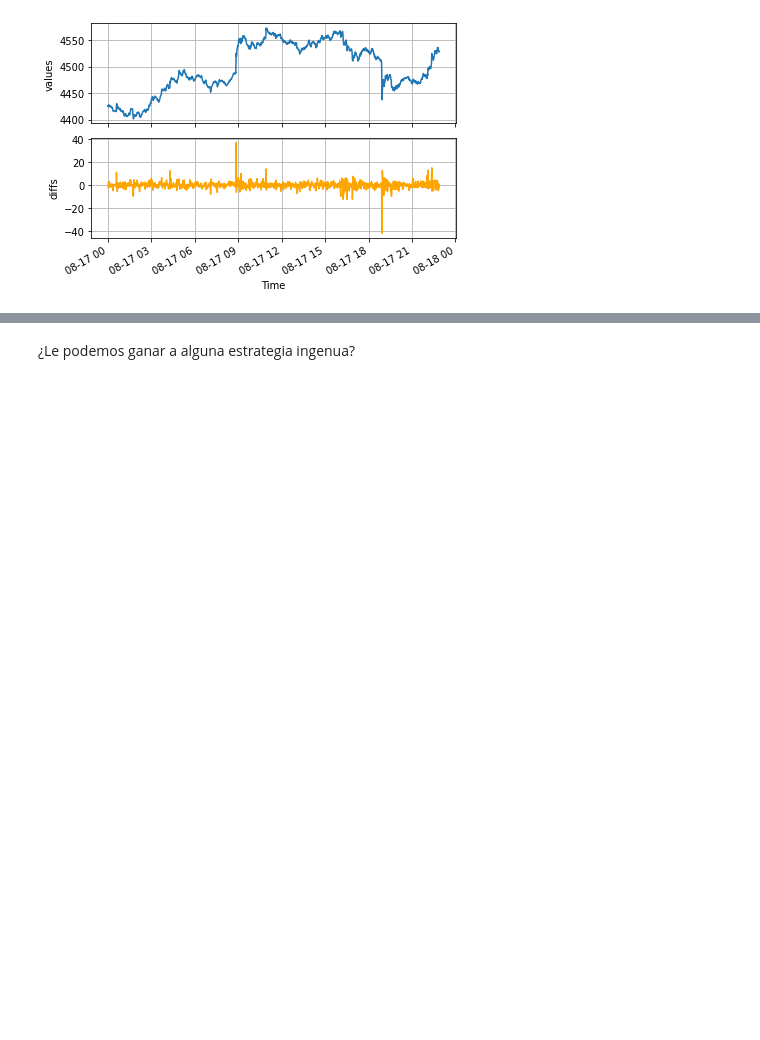
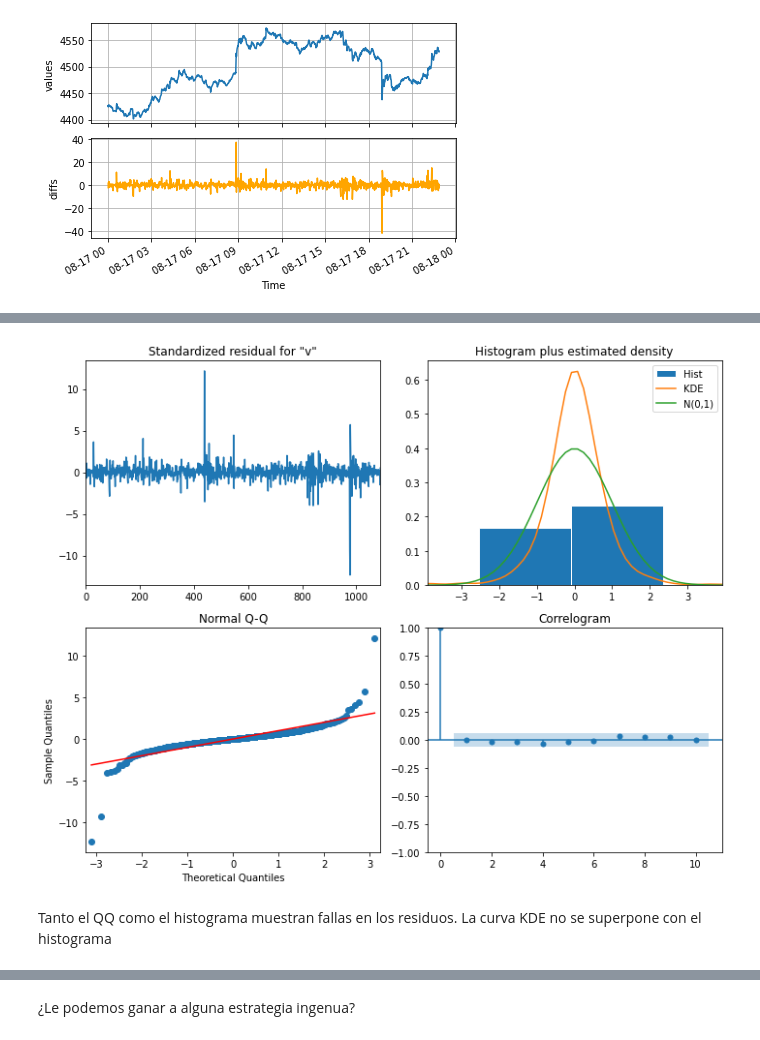
Before and after one commit to PabloSoligo2014/3670-UNLaM-CD, a Jupyter notebook: 09_TimeSeries_UnderDevelopment/Ethereum.ipynb, the cells around one changed output, grey strips where cells are left out. Cells and saved outputs as stored; diff of their text form; code cells hidden in the pictures; blank space fills up the shorter version.

```diff
--- a/09_TimeSeries_UnderDevelopment/Ethereum.ipynb
+++ b/09_TimeSeries_UnderDevelopment/Ethereum.ipynb
@@ -94,0 +100,22 @@ No cae lentamente, ni tiene ciclos, parece mas bien un random walk
+# %%
+ps = range(0, 2, 1)
+qs = range(0, 2, 1)
+#Producto cartesiano de los valores de p y q
+# Esto genera todas las combinaciones posibles de p y q
+order_list = list(product(ps, qs))
+# %%
+ldf = df_diff1.copy()
+train_len = int(ldf.shape[0]*0.9)
+test_len = ldf.shape[0] - train_len
+train = ldf[:train_len]
+test = ldf[train_len:]
+results = []
+for p, q in order_list:
+    try:
+        model = SARIMAX(train['values_diff'], order=(p, 0, q), simple_differencing=False)
+        model_fit = model.fit(disp=False)
+    except:
+        print(f"Error with order ({p}, {q}), skipping...")
+        continue
+    aic = model_fit.aic
+    results.append([(p, q), aic])
@@ -94,0 +124,6 @@ No cae lentamente, ni tiene ciclos, parece mas bien un random walk
+# %%
+result_df = pd.DataFrame(results)
+result_df.columns = ['(p,q)', 'AIC']
+#Sort in ascending order, lower AIC is better
+result_df = result_df.sort_values(by='AIC', ascending=True).reset_index(drop=True)
+result_df.loc[:5,:]
@@ -94,0 +136,13 @@ No cae lentamente, ni tiene ciclos, parece mas bien un random walk
+# %%
+p, q = result_df.loc[0].values[0]
+model = SARIMAX(train['values_diff'], order=(p,0,q), simple_differencing=False)
+model_fit = model.fit(disp=False)
+#print(model_fit.summary())
+# %%
+model_fit.plot_diagnostics(figsize=(10, 8))
+plt.tight_layout()
+plt.show()
+# %% [output]
+[figure, added]
+# %% [markdown]
+Tanto el QQ como el histograma muestran fallas en los residuos. La curva KDE no se superpone con el histograma
```
Also changed, not shown: parts of 19 cells of this notebook.
